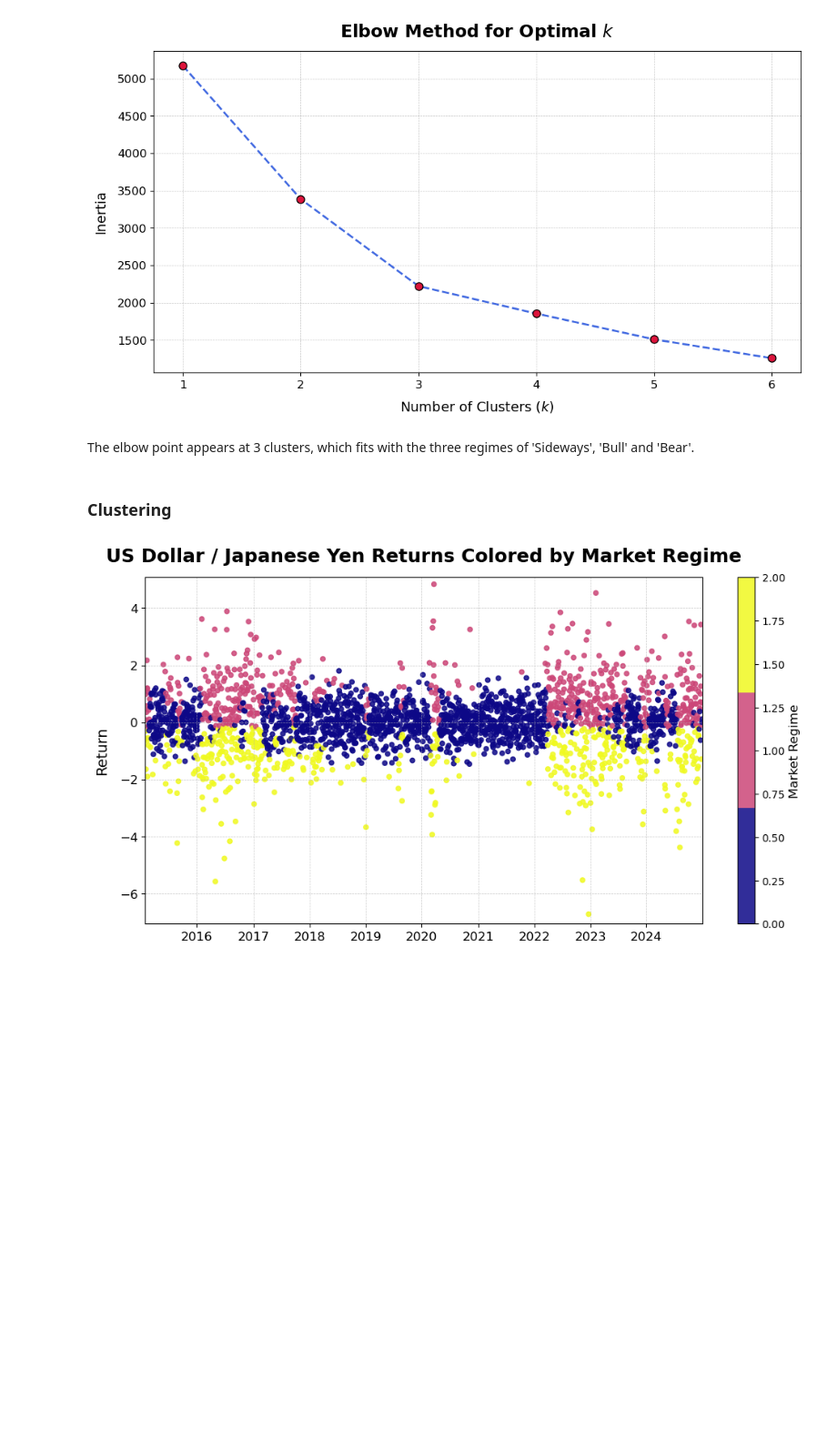
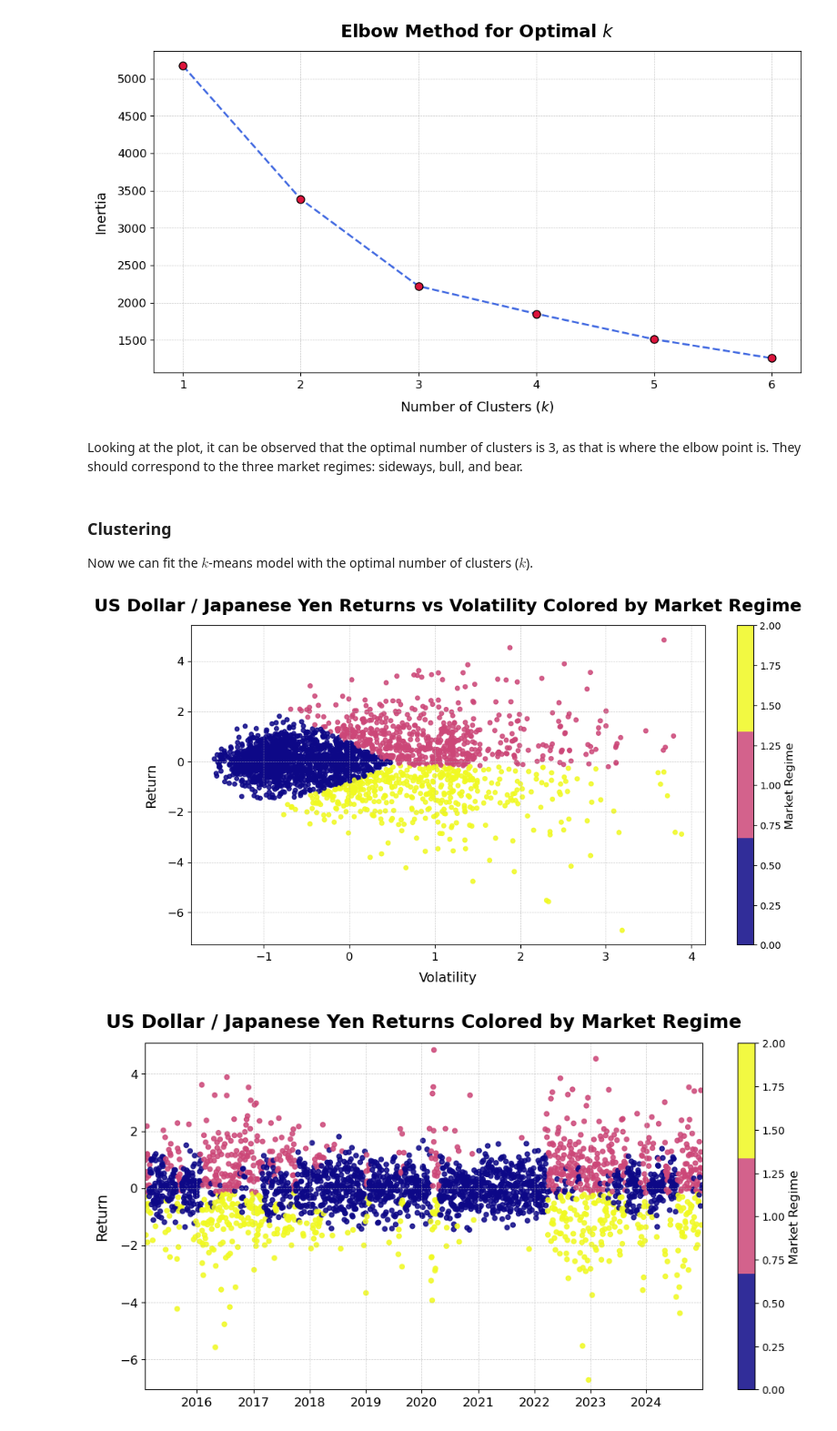
Before and after one commit to estasz/USDJPY-Quant-Trader, a Jupyter notebook: USDJPY.ipynb, the cells around one changed output. Shown at 91% size. Saved outputs shown, nothing was run; the diff lists cells and outputs as text; code cells hidden in the pictures; blank space fills up the shorter version.

```diff
--- a/USDJPY.ipynb
+++ b/USDJPY.ipynb
@@ -105,8 +107,7 @@ Now calculate the Return and Volatility.
 yen['Return'] = yen['Close'].pct_change() # Returns
 yen['Volatility'] = yen['Return'].rolling(window=20).std() # Rolling Volatility
 yen.dropna(inplace=True) # Drop missing values
-scaler = StandardScaler() # Normalize
-yen[['Return', 'Volatility']] = scaler.fit_transform(yen[['Return', 'Volatility']])
+yen[['Return', 'Volatility']] = StandardScaler().fit_transform(yen[['Return', 'Volatility']])
 # %%
 yen
 # %% [output]
@@ -167,7 +165,9 @@ plt.show()
 # %% [output]
 [figure]
 # %% [markdown]
-The elbow point appears at 3 clusters, which fits with the three regimes of 'Sideways', 'Bull' and 'Bear'.
+Looking at the plot, it can be observed that the optimal number of clusters is 3, as that is where the elbow point is. They should correspond to the three market regimes: sideways, bull, and bear.
 # %% [markdown]
 ### Clustering
+
+Now we can fit the $k$-means model with the optimal number of clusters ($k$).
 # %%
@@ -175,5 +174,20 @@ The elbow point appears at 3 clusters, which fits with the three regimes of 'Sid
 kmeans_model = KMeans(n_clusters=3, random_state=120)
 yen['K Regime'] = kmeans_model.fit_predict(yen[['Return', 'Volatility']])
+# %%
+cmap = plt.colormaps['plasma'].resampled(3)
+plt.figure(figsize=(12, 6))
+scatter = plt.scatter(yen['Volatility'], yen['Return'], c=yen['K Regime'], cmap=cmap, s=20, alpha=0.85)
+plt.title('US Dollar / Japanese Yen Returns vs Volatility Colored by Market Regime', fontsize=18, fontweight='bold', pad=15)
+plt.xlabel('Volatility', fontsize=14, labelpad=10)
+plt.ylabel('Return', fontsize=14, labelpad=10)
+cbar = plt.colorbar(scatter)
+cbar.set_label('Market Regime', fontsize=12)
+plt.grid(which='major', linestyle='--', lw=0.5, alpha=0.7)
+plt.xticks(fontsize=12)
+plt.yticks(fontsize=12)
+plt.show()
+# %% [output]
+[figure, added]
 # %%
 cmap = plt.colormaps['plasma'].resampled(3)
 plt.figure(figsize=(12, 6))
```
Also changed, not shown: parts of 15 cells of this notebook.
